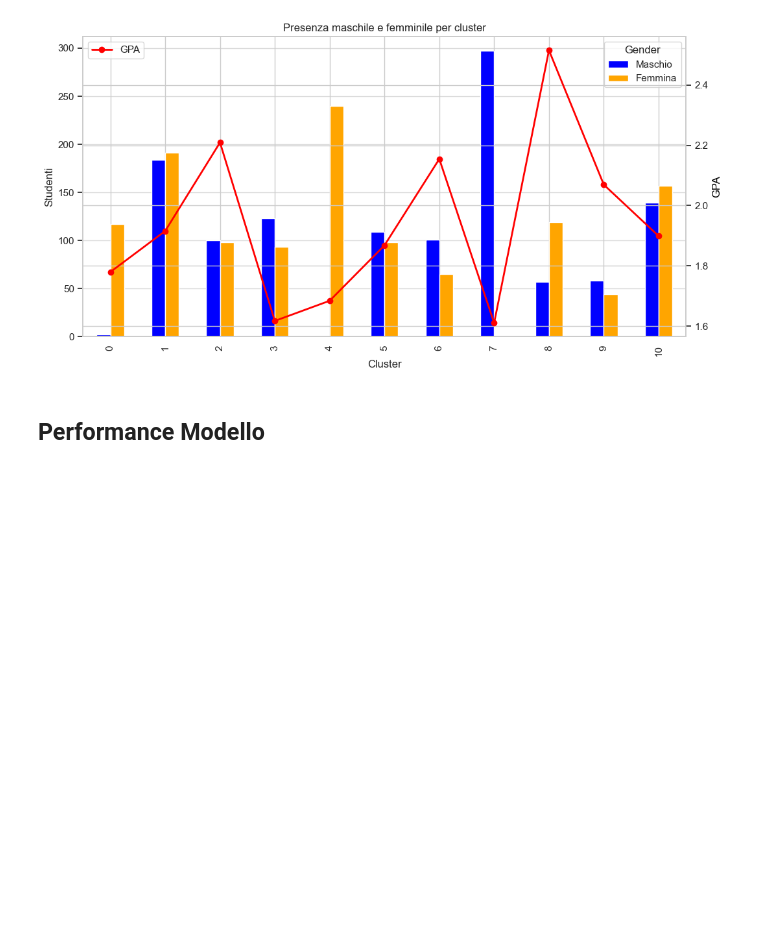
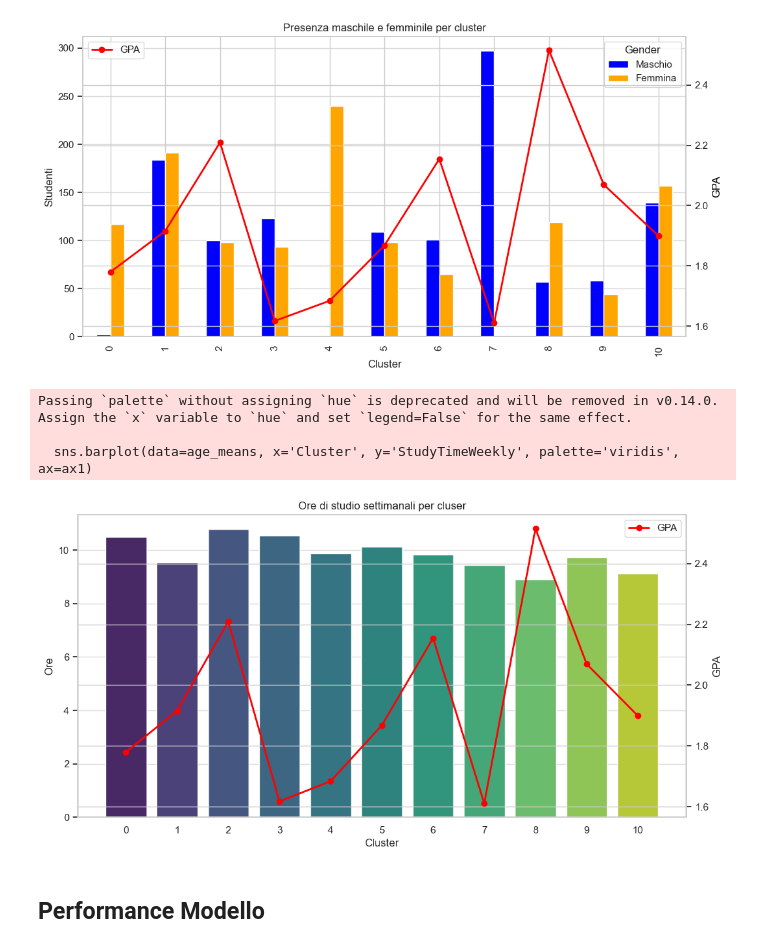
Before and after one commit to Giansimone-Coccia/Student_Performance_Analysis, a Jupyter notebook: Clusterizzazione.ipynb, the cells around one changed output. Cells and saved outputs as stored; diff of their text form; code cells hidden in the pictures; blank space fills up the shorter version.

Commit message:
Aggiunti due nuovi grafici per la parte di Clustering

```diff
--- a/Clusterizzazione.ipynb
+++ b/Clusterizzazione.ipynb
@@ -291,6 +291,57 @@ ax2.legend(loc='upper left')
 plt.show()
 # %% [output]
 [figure]
+# %%
+import matplotlib.pyplot as plt
+import seaborn as sns
+
+
+
+# Calcola il valore medio di Age per cluster
+age_means = df_combined_Kmeans.groupby('Cluster')['StudyTimeWeekly'].mean().reset_index()
+
+# Calcola la media di GPA per cluster
+gpa_means = df_combined_Kmeans.groupby('Cluster')['GPA'].mean().reset_index()
+
+# Imposta il tipo di cluster come categoria per un ordinamento migliore
+age_means['Cluster'] = age_means['Cluster'].astype(int)
+gpa_means['Cluster'] = gpa_means['Cluster'].astype(int)
+
+# Ordina i valori per cluster
+age_means = age_means.sort_values(by='Cluster')
+gpa_means = gpa_means.sort_values(by='Cluster')
+
+# Crea il grafico
+fig, ax1 = plt.subplots(figsize=(12, 6))
+
+# Grafico a barre per l'età media per cluster
+sns.barplot(data=age_means, x='Cluster', y='StudyTimeWeekly', palette='viridis', ax=ax1)
+
+# Aggiungi etichette e titolo per il grafico a barre
+ax1.set_xlabel('Cluster')
+ax1.set_ylabel('Ore')
+ax1.set_title('Ore di studio settimanali per cluser')
+ax1.grid(axis='y', alpha=0.7)
+
+# Crea un secondo asse y per la linea della media di GPA
+ax2 = ax1.twinx()
+
+# Aggiungi la linea rossa per la media di GPA
+ax2.plot(gpa_means['Cluster'], gpa_means['GPA'], color='red', marker='o', label='GPA', linestyle='-', linewidth=2)
+
+# Aggiungi etichetta per il secondo asse
+ax2.set_ylabel('GPA')
+
+# Aggiungi la legenda per la linea GPA
+ax2.legend(loc='upper right')
+
+# Mostra il grafico
+plt.show()
+# %% [output]
+Passing `palette` without assigning `hue` is deprecated and will be removed in v0.14.0. Assign the `x` variable to `hue` and set `legend=False` for the same effect.
+
+  sns.barplot(data=age_means, x='Cluster', y='StudyTimeWeekly', palette='viridis', ax=ax1)
+[figure, added]
 # %% [markdown]
 ## Performance Modello
 # %%
```
Also changed, not shown: parts of 5 cells of this notebook.
